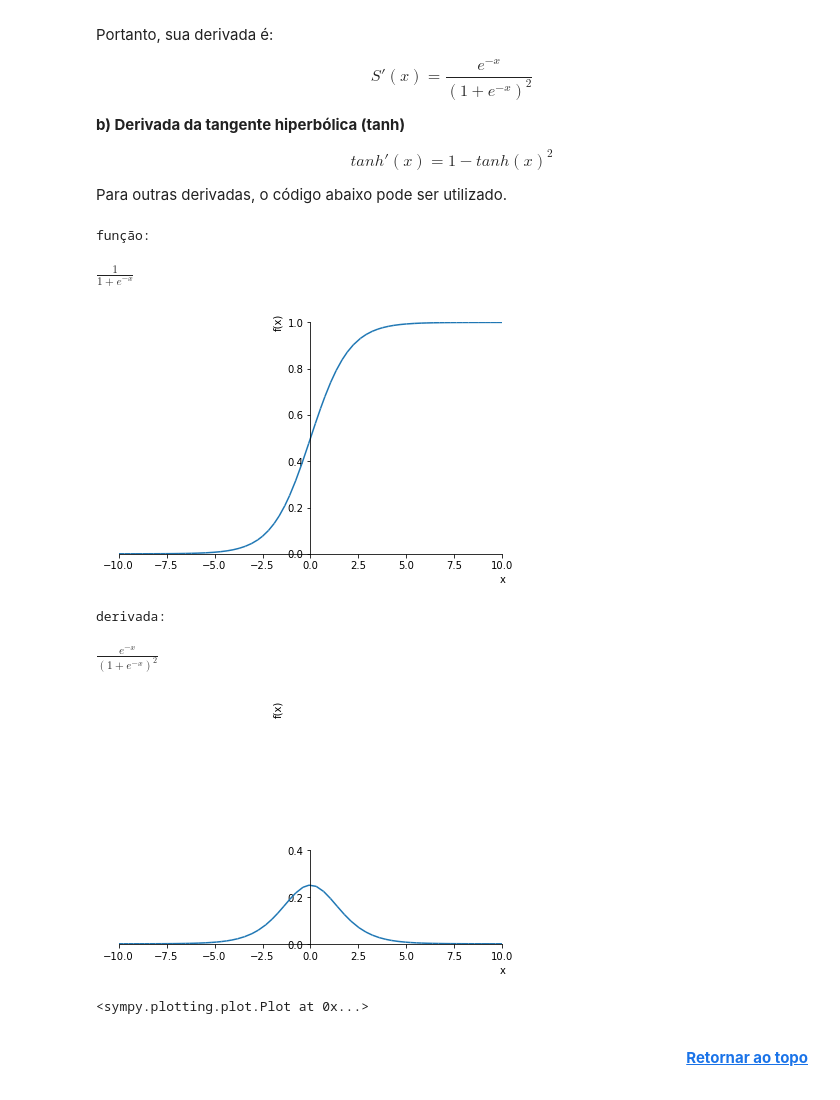
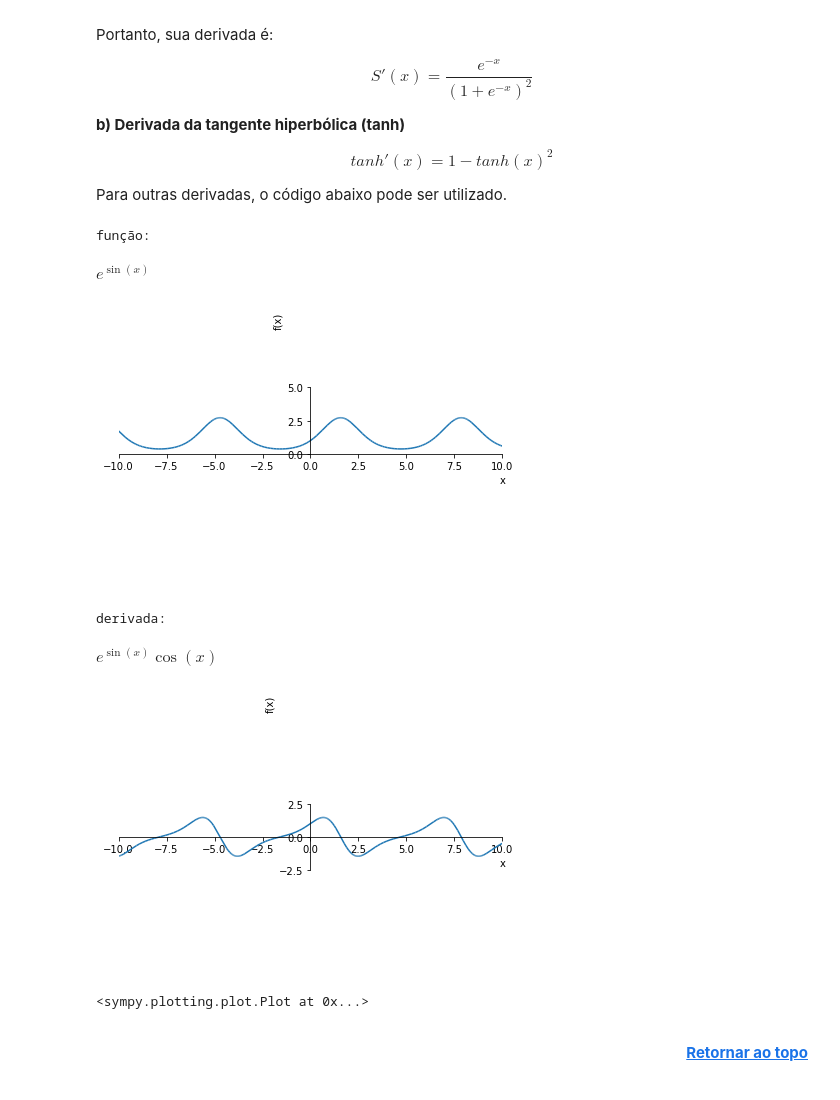
Before and after one commit to fccarvalho2/Deep-Learning, a Jupyter notebook: Resumo_1.ipynb, the cells around one changed output. Cells and saved outputs as stored; diff of their text form; code cells hidden in the pictures.

```diff
--- a/Resumo_1.ipynb
+++ b/Resumo_1.ipynb
@@ -250,28 +250,29 @@ Para outras derivadas, o código abaixo pode ser utilizado.
 # %%
 %matplotlib inline
 # Script para plotar funções e derivadas
 x, y = sp.symbols('x y') #Se precisar de mais variáveis, inserir aqui. ex: x, y, z = sp.symbols('x y z')
 
 # Digite aqui a função que você deseja plotar. Não use numpy (np), use sympy (sp)
-y = 1/(1+sp.exp(-x))
+#y = 1/(1+sp.exp(-x))
+y = sp.exp(sp.sin(x))
 
 # Derivada de y em função de x
 dy = y.diff(x)
 
 # Altere os limites abaixo para poder plotar a reta desejada
 print("função:")
 display(y)
-sp.plotting.plot(y, xlim=(-10,10), ylim=(0,1))
+sp.plotting.plot(y, xlim=(-10,10), ylim=(-10,10))
 print("derivada:")
 display(dy)
-sp.plotting.plot(dy, xlim=(-10,10), ylim=(0,1))
+sp.plotting.plot(dy, xlim=(-10,10), ylim=(-10,10))
 # %% [output]
 função:
-$\displaystyle \frac{1}{1 + e^{- x}}$
+$\displaystyle e^{\sin{\left(x \right)}}$
-[figure, old version]
+[figure, new version]
 derivada:
-$\displaystyle \frac{e^{- x}}{\left(1 + e^{- x}\right)^{2}}$
+$\displaystyle e^{\sin{\left(x \right)}} \cos{\left(x \right)}$
-[figure, old version]
+[figure, new version]
 <sympy.plotting.plot.Plot at 0x...>
 # %% [markdown]
 <b><p style="text-align:right"> [Retornar ao topo](#Topo) </p> </b>
```
Also changed, not shown: parts of 11 cells of this notebook.
